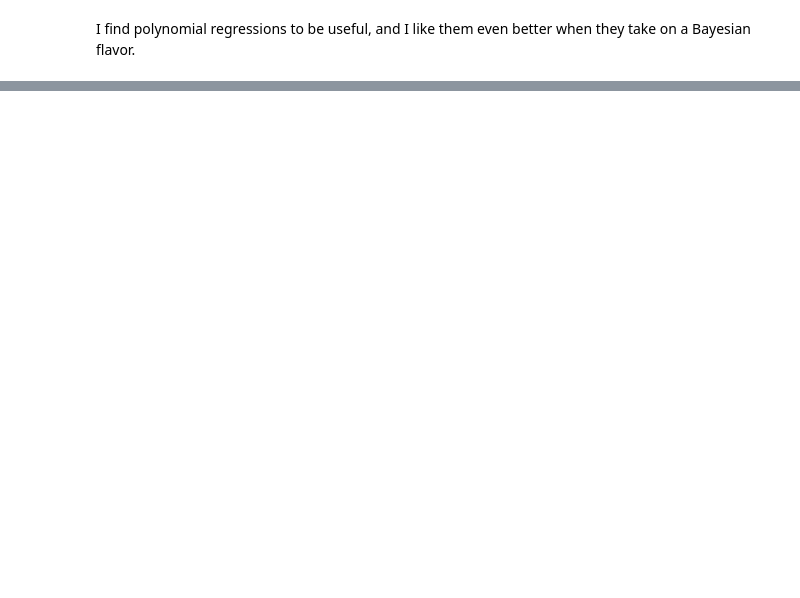
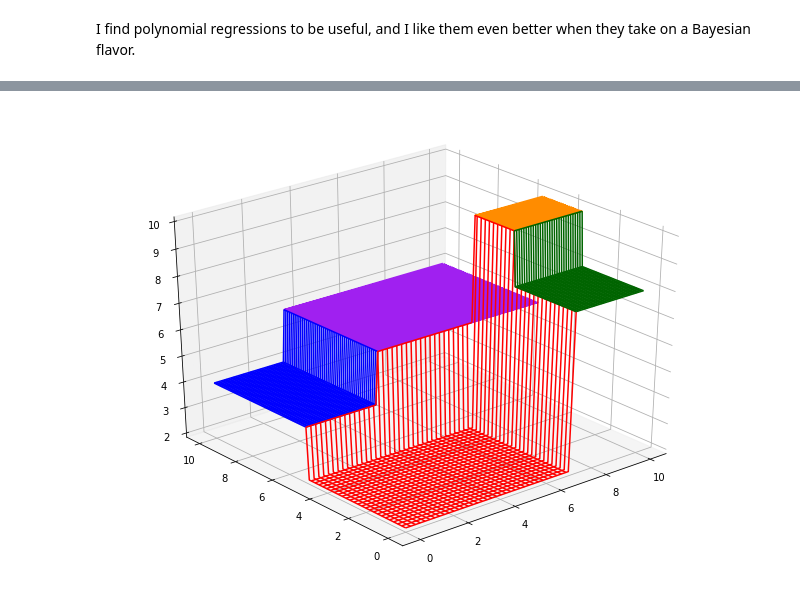
Before and after one commit to Jimmy-INL/society_after_certainty, a Jupyter notebook: 04.Regression/04.Regression.ipynb, the cells around one changed output, grey strips where cells are left out. Saved outputs shown, nothing was run; the diff lists cells and outputs as text; code cells hidden in the pictures; blank space fills up the shorter version.

```diff
--- a/04.Regression/04.Regression.ipynb
+++ b/04.Regression/04.Regression.ipynb
@@ -61,0 +107,88 @@ I find polynomial regressions to be useful, and I like them even better when the
+# %%
+# Super cute graphic for regression trees from Kevin Murphy book
+
+import numpy as np
+import matplotlib.pyplot as plt
+from mpl_toolkits.mplot3d import proj3d
+import os
+
+t1 = 5
+t3 = 3
+t2 = 7
+t4 = 3
+
+r = np.linspace(2, 10, 5)
+
+#A function to return a tree for given (x1,x2) coordinates
+def ManualTree(x1, x2):
+    if x1 <= t1:
+        if x2 <= t2:
+            z = r[0]
+        else:
+            if x1 <= t3:
+                z = r[3]
+            else:
+                z = r[4]
+    else:
+        if x2 <= t4:
+            z = r[1]
+        else:
+            z = r[2]
+    return(z)
+
+ManualTree = np.vectorize(ManualTree)
+
+x = np.linspace(0,10,100)
+X, Y = np.meshgrid(x, x)
+Z = ManualTree(X.T,Y.T)
+
+#A 3D matrix for determining which colors go where.
+
+def DivList(list1, den):
+    return([e/den for e in list1])
+
+#This tells us which color we use for which output tree value. Intended to match with the latex tree graphic.
+def ColorMapper(z):
+    if z == r[0]:
+        out = DivList([255.0, 0.0, 0.0], 255.0)
+    elif z == r[1]:
+        out = DivList([0.0, 0.0, 255.0], 255.0)
+    elif z == r[2]:
+        out = DivList([160.0, 32.0, 240.0], 255.0)
+    elif z == r[3]:
+        out = DivList([0.0, 100.0, 0.0], 255.0)
+    else:
+        out = DivList([255.0, 140.0, 0.0], 255.0)
+    return(out)
+
+#Manually build the tree, one output tree value at a top.
+#For some spots, we need to add in the walls to show difference between two tree values.
+fig = plt.figure(figsize=(20.0/1.8, 15.0/1.8))
+ax = fig.add_subplot(111, projection='3d')
+for val in r:
+    if val in [2, 4, 8]:
+        logi = Z == val
+        if val == 2:
+            logi[50,0:70] = True
+            logi[:51,70] = True
+            shp = (51, 71)
+        elif val == 4:
+            logi[50:,30] = True
+            shp = (50, 31)
+        else:
+            logi[30,70:] = True
+            shp = (31, 30)
+        x = X[logi].reshape(shp)
+        y = Y[logi].reshape(shp)
+        z = Z[logi].reshape(shp)
+    else:
+        x = X[Z==val]
+        y = Y[Z==val]
+        z = val
+    ax.plot_wireframe(x, y, z, color=ColorMapper(val))
+
+ax.w_xaxis.set_pane_color((1.0, 1.0, 1.0, 1.0))
+ax.view_init(elev=30, azim=230)
+plt.show()
+# %% [output]
+[figure, added]
```
Also changed, not shown: parts of 5 cells of this notebook.
